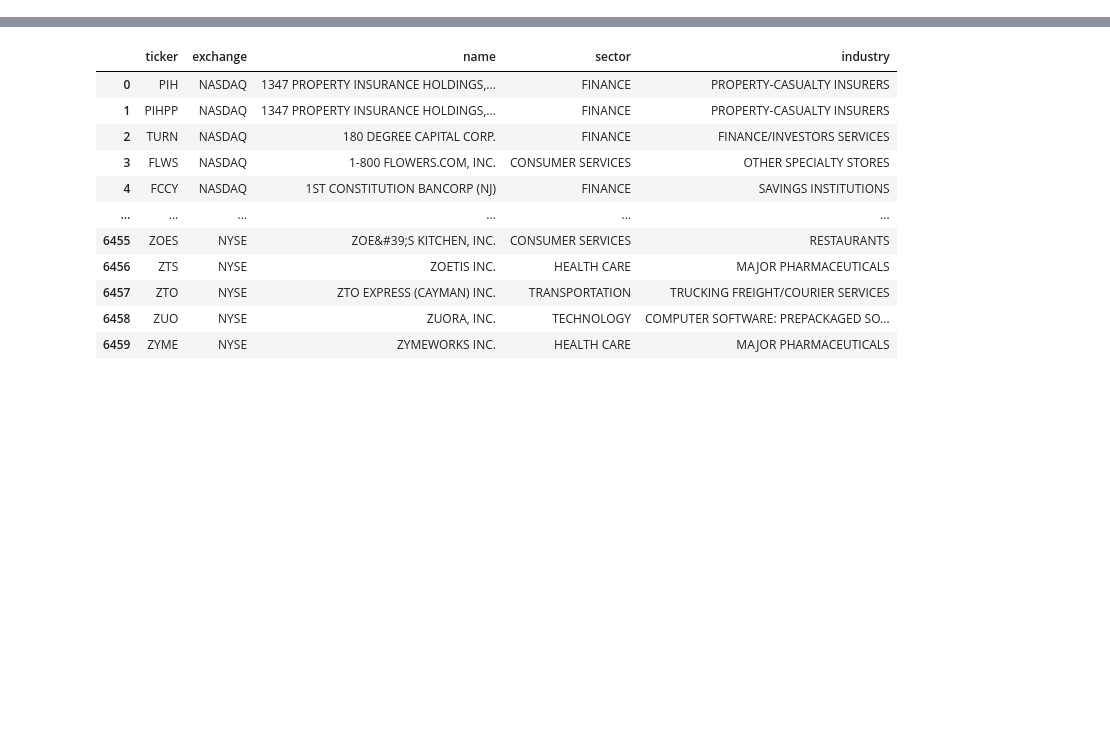
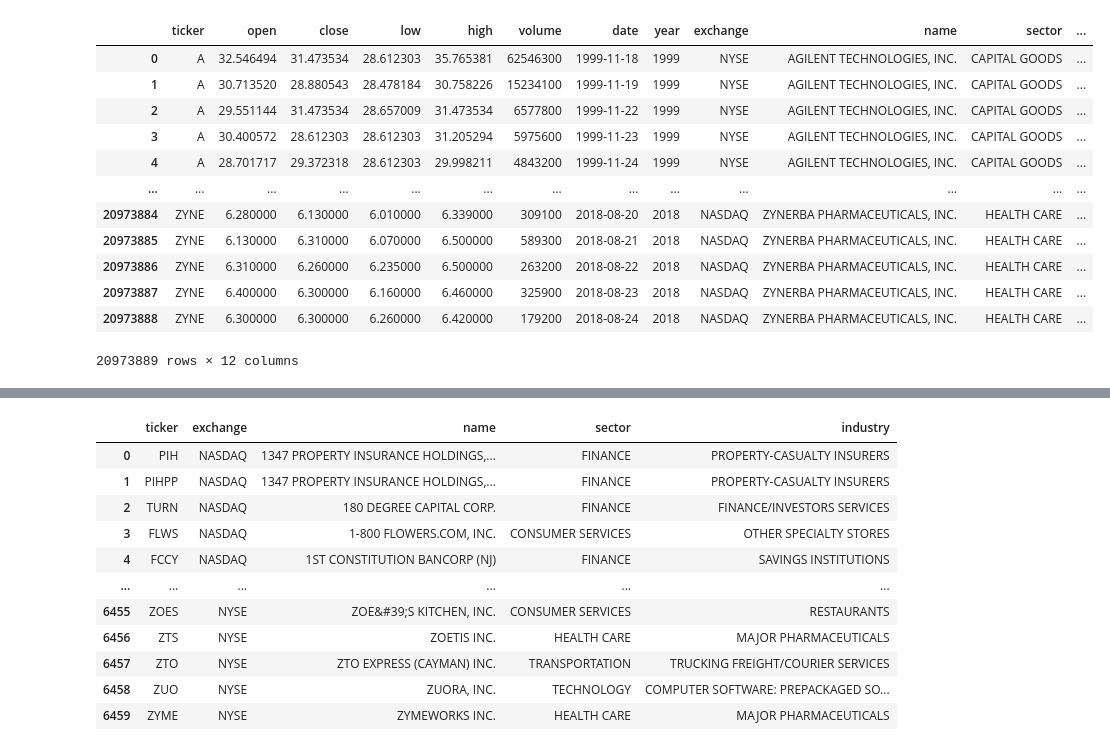
Before and after one commit to ADP2000/Big_Data_Second_Project, a Jupyter notebook: tests.ipynb, the cells around one changed output, grey strips where cells are left out. Saved outputs shown, nothing was run; the diff lists cells and outputs as text; code cells hidden in the pictures; blank space fills up the shorter version.

```diff
--- a/tests.ipynb
+++ b/tests.ipynb
@@ -2,3 +2,21 @@
 import pandas as pd
 from pyspark.sql import SparkSession
 from pyspark.sql.types import IntegerType, StringType, StructType, StructField, DateType
+# %%
+df = pd.read_csv("historical_stock_prices_final.csv")
+# %%
+df
+# %% [output]
+|  | ticker | open | close | low | high | volume | date | year | exchange | name | sector | ... |
+| 0 | A | 32.546494 | 31.473534 | 28.612303 | 35.765381 | 62546300 | 1999-11-18 | 1999 | NYSE | AGILENT TECHNOLOGIES, INC. | CAPITAL GOODS | ... |
+| 1 | A | 30.713520 | 28.880543 | 28.478184 | 30.758226 | 15234100 | 1999-11-19 | 1999 | NYSE | AGILENT TECHNOLOGIES, INC. | CAPITAL GOODS | ... |
+| 2 | A | 29.551144 | 31.473534 | 28.657009 | 31.473534 | 6577800 | 1999-11-22 | 1999 | NYSE | AGILENT TECHNOLOGIES, INC. | CAPITAL GOODS | ... |
+| 3 | A | 30.400572 | 28.612303 | 28.612303 | 31.205294 | 5975600 | 1999-11-23 | 1999 | NYSE | AGILENT TECHNOLOGIES, INC. | CAPITAL GOODS | ... |
+| 4 | A | 28.701717 | 29.372318 | 28.612303 | 29.998211 | 4843200 | 1999-11-24 | 1999 | NYSE | AGILENT TECHNOLOGIES, INC. | CAPITAL GOODS | ... |
+| ... | ... | ... | ... | ... | ... | ... | ... | ... | ... | ... | ... | ... |
+| 20973884 | ZYNE | 6.280000 | 6.130000 | 6.010000 | 6.339000 | 309100 | 2018-08-20 | 2018 | NASDAQ | ZYNERBA PHARMACEUTICALS, INC. | HEALTH CARE | ... |
+| 20973885 | ZYNE | 6.130000 | 6.310000 | 6.070000 | 6.500000 | 589300 | 2018-08-21 | 2018 | NASDAQ | ZYNERBA PHARMACEUTICALS, INC. | HEALTH CARE | ... |
+| 20973886 | ZYNE | 6.310000 | 6.260000 | 6.235000 | 6.500000 | 263200 | 2018-08-22 | 2018 | NASDAQ | ZYNERBA PHARMACEUTICALS, INC. | HEALTH CARE | ... |
+| 20973887 | ZYNE | 6.400000 | 6.300000 | 6.160000 | 6.460000 | 325900 | 2018-08-23 | 2018 | NASDAQ | ZYNERBA PHARMACEUTICALS, INC. | HEALTH CARE | ... |
+| 20973888 | ZYNE | 6.300000 | 6.300000 | 6.260000 | 6.420000 | 179200 | 2018-08-24 | 2018 | NASDAQ | ZYNERBA PHARMACEUTICALS, INC. | HEALTH CARE | ... |
+20973889 rows × 12 columns
```
Also changed, not shown: parts of 13 cells of this notebook.
